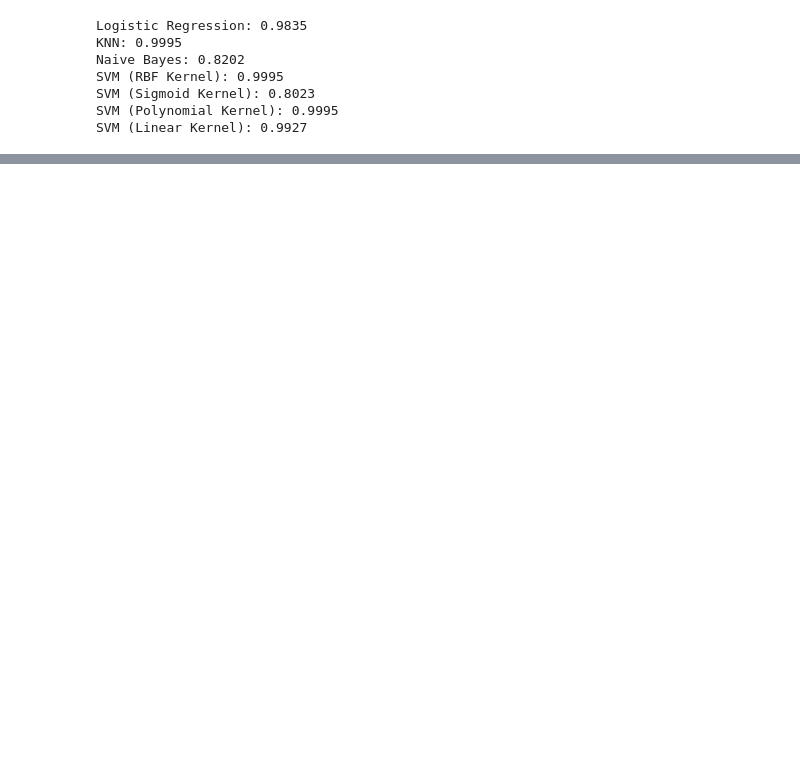
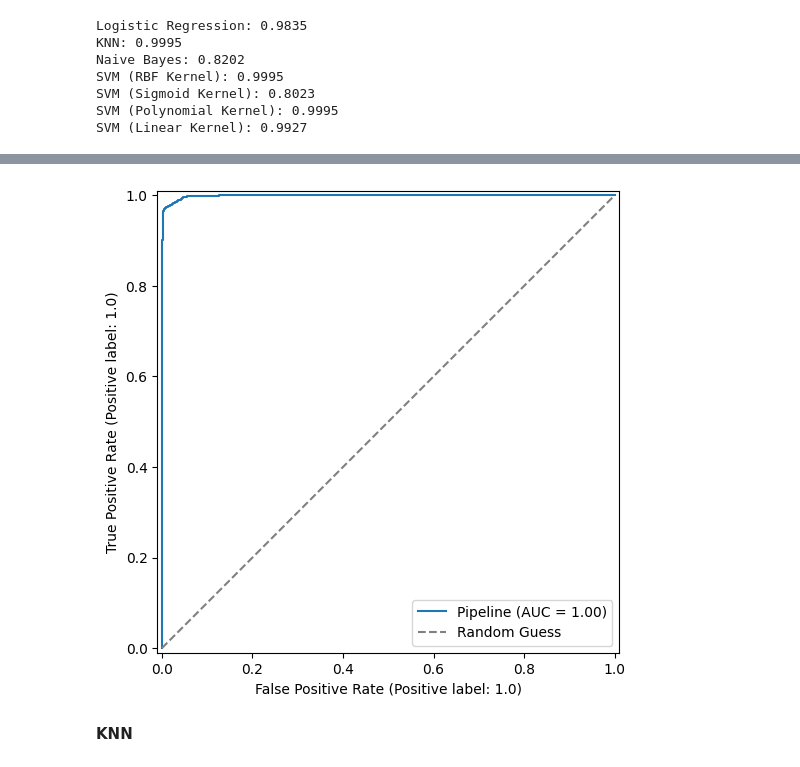
Before and after one commit to TheSlavchik/Unik, a Jupyter notebook: ML/notebooks/Lab3.ipynb, the cells around one changed output, grey strips where cells are left out. Cells and saved outputs as stored; diff of their text form; code cells hidden in the pictures; blank space fills up the shorter version.

```diff
--- a/ML/notebooks/Lab3.ipynb
+++ b/ML/notebooks/Lab3.ipynb
@@ -148,7 +167,7 @@ def objective_svm_rbf(trial, X, y):
     ])
     return cross_val_score(model, X, y, cv=kf, scoring='accuracy').mean()
 
-study = optuna.create_study(direction="maximize")
-study.optimize(lambda trial: objective_svm_rbf(trial, X, y), n_trials=5)
-print(study.best_value)
+study_svm_rbf = optuna.create_study(direction="maximize")
+study_svm_rbf.optimize(lambda trial: objective_svm_rbf(trial, X_train_balanced, y_train_balanced), n_trials=5)
+study_svm_rbf.best_value
 # %% [output]
@@ -170,7 +191,7 @@ def objective_svm_sigmoid(trial, X, y):
     ])
     return cross_val_score(model, X, y, cv=kf, scoring='accuracy').mean()
 
-study = optuna.create_study(direction="maximize")
-study.optimize(lambda trial: objective_svm_sigmoid(trial, X, y), n_trials=5)
-print(study.best_value)
+study_sigmoid = optuna.create_study(direction="maximize")
+study_sigmoid.optimize(lambda trial: objective_svm_sigmoid(trial, X_train_balanced, y_train_balanced), n_trials=5)
+study_sigmoid.best_value
 # %% [output]
@@ -203,6 +215,6 @@ def objective_svm_poly(trial, X, y):
     ])
     return cross_val_score(model, X, y, cv=kf, scoring='accuracy').mean()
 
-study = optuna.create_study(direction="maximize")
-study.optimize(lambda trial: objective_svm_poly(trial, X, y), n_trials=5)
-print(study.best_value)
+study_svm_poly = optuna.create_study(direction="maximize")
+study_svm_poly.optimize(lambda trial: objective_svm_poly(trial, X_train_balanced, y_train_balanced), n_trials=5)
+study_svm_poly.best_value
@@ -216,6 +238,6 @@ def objective_svm_linear(trial, X, y):
     ])
     return cross_val_score(model, X, y, cv=kf, scoring='accuracy').mean()
 
-study = optuna.create_study(direction="maximize")
-study.optimize(lambda trial: objective_svm_poly(trial, X, y), n_trials=5)
-print(study.best_value)
+study_svm = optuna.create_study(direction="maximize")
+study_svm.optimize(lambda trial: objective_svm_poly(trial, X_train_balanced, y_train_balanced), n_trials=5)
+study_svm.best_value
@@ -221,0 +277,12 @@ print(study.best_value)
+# %%
+fig, ax = plt.subplots(figsize=(8, 6))
+models["Logistic Regression"].fit(X_train_balanced, y_train_balanced)
+RocCurveDisplay.from_estimator(models["Logistic Regression"], X_test, y_test, ax=ax)
+
+ax.plot([0, 1], [0, 1], linestyle="--", color="gray", label="Random Guess")
+plt.legend()
+plt.show()
+# %% [output]
+[figure, added]
+# %% [markdown]
+**KNN**
```
Also changed, not shown: parts of 78 cells of this notebook, 22 other files.
